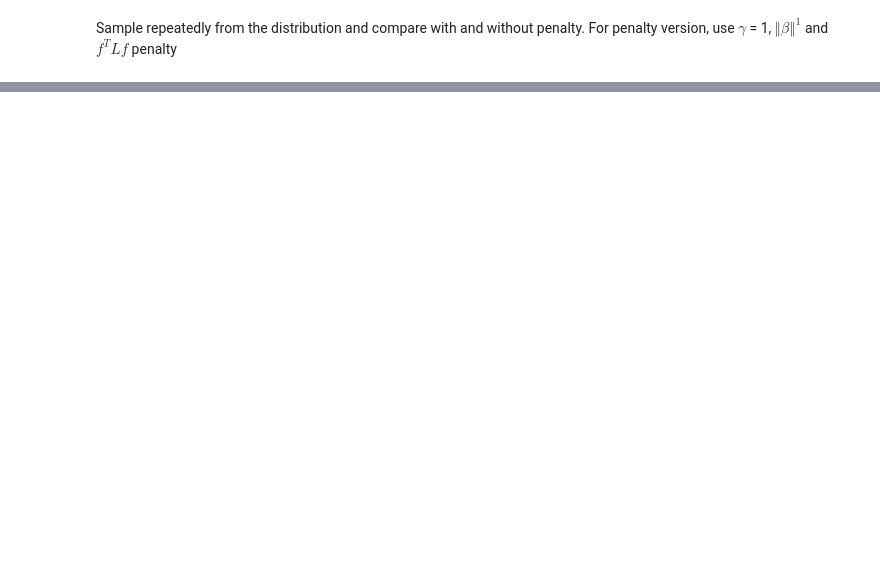
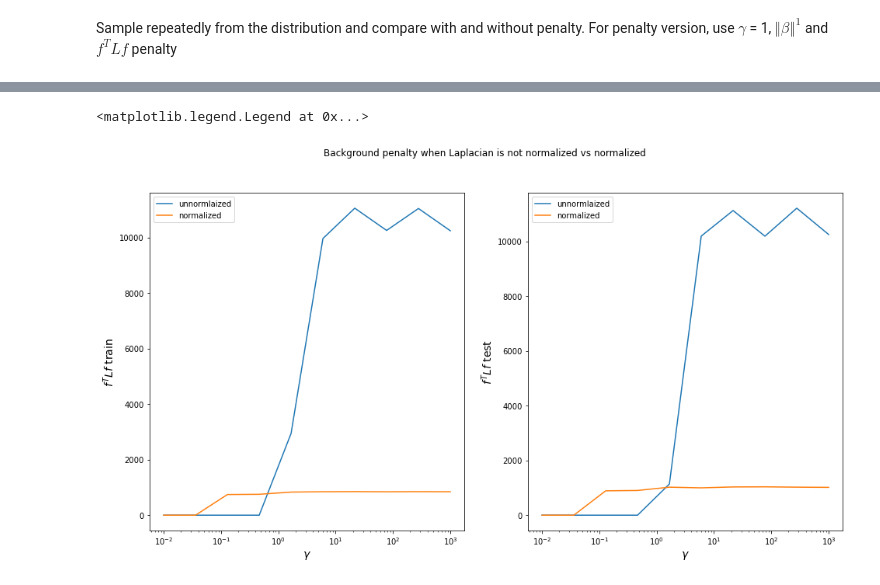
Before and after one commit to Habush/moses-incons-pen-xp, a Jupyter notebook: notebooks/manifold_reg/5_logistic_reg_laplacian.ipynb, the cells around one changed output, grey strips where cells are left out. Drawn from its saved outputs; the diff is of its cells as text; code cells hidden in the pictures; blank space fills up the shorter version.

```diff
--- a/notebooks/manifold_reg/5_logistic_reg_laplacian.ipynb
+++ b/notebooks/manifold_reg/5_logistic_reg_laplacian.ipynb
@@ -192,0 +386,10 @@ np.mean(perfect_ll_test)
+# %%
+from notebooks.manifold_reg.grad_util import *
+
+train_errs_cv, test_errs, train_ll_pen, test_ll_pen, \
+    train_l1_pen, test_l1_pen, train_l2_pen, test_l2_pen, min_l1_vals, min_l2_vals, _ = run_logisitic_reg_exp(X_train, X_test, y_train, y_test, assoc_mat, gammas, l1_vals, l2_vals, l2_norm=False, lap_norm=True)
+
+res_6_lap_norm_df = build_table_from_log(gammas_2, train_errs_cv, test_errs, train_ll_pen, test_ll_pen,
+                                train_l1_pen, test_l1_pen, min_l1_vals, train_l2_pen, test_l2_pen, min_l2_vals)
+
+res_6_lap_norm_df
@@ -192,0 +418,19 @@ np.mean(perfect_ll_test)
+# %%
+fig, ax = plt.subplots(nrows=1, ncols=2, figsize=(16, 8))
+fig.suptitle("Background penalty when Laplacian is not normalized vs normalized")
+ax[0].plot(gammas, res_2_df["l2_pen_train_cv"], label="unnormlaized")
+ax[0].plot(gammas, res_6_lap_norm_df["l2_pen_train_cv"], label="normalized")
+ax[0].set_xlabel(r"$\gamma$", fontsize=14)
+ax[0].set_ylabel(r"$\mathbf{}{f}^{T}\mathbf{}{L}\mathbf{}{f}$ train", fontsize=14)
+ax[0].set_xscale("log")
+ax[0].legend()
+
+ax[1].plot(gammas, res_2_df["l2_pen_test"], label="unnormlaized")
+ax[1].plot(gammas, res_6_lap_norm_df["l2_pen_test"], label="normalized")
+ax[1].set_xlabel(r"$\gamma$", fontsize=14)
+ax[1].set_ylabel(r"$\mathbf{}{f}^{T}\mathbf{}{L}\mathbf{}{f}$ test", fontsize=14)
+ax[1].set_xscale("log")
+ax[1].legend()
+# %% [output]
+<matplotlib.legend.Legend at 0x...>
+[figure, added]
```
Also changed, not shown: parts of 41 cells of this notebook, 2 other files.
